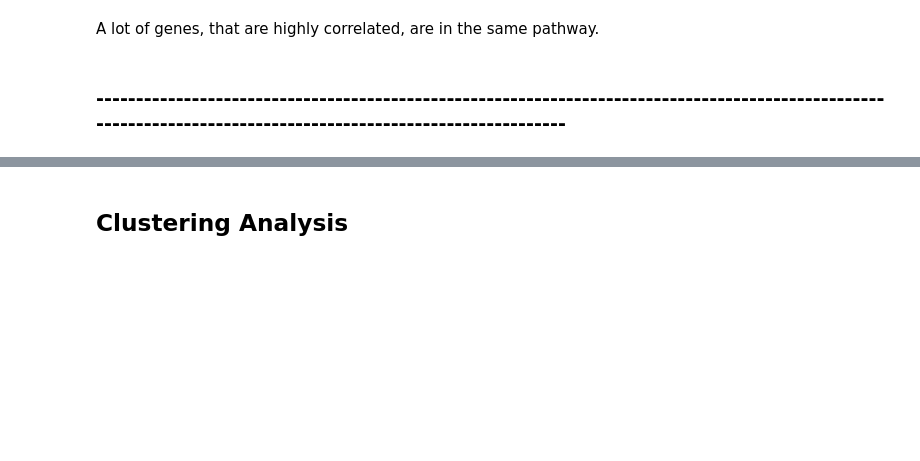
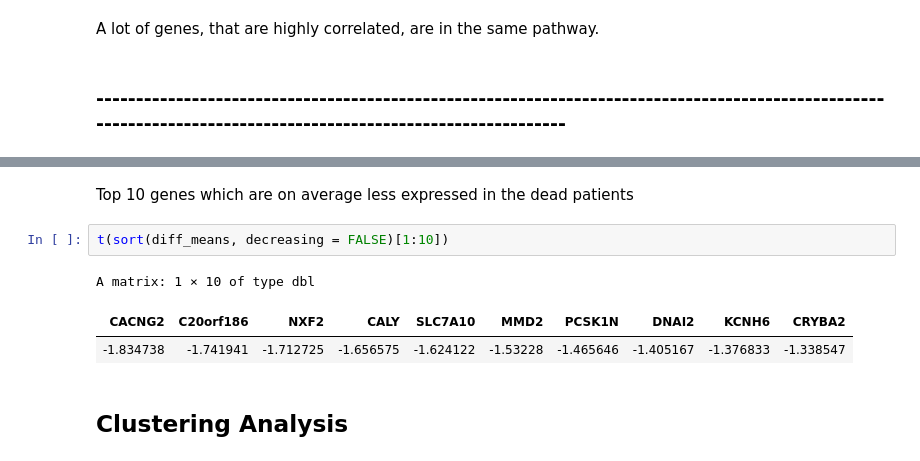
Before and after one commit to markmartorilopez/BigDataAnalytics_R, a Jupyter notebook: BigDataAnalytics_Project2021.ipynb, the cells around one changed output, grey strips where cells are left out. Saved outputs shown, nothing was run; the diff lists cells and outputs as text; blank space fills up the shorter version.

```diff
--- a/BigDataAnalytics_Project2021.ipynb
+++ b/BigDataAnalytics_Project2021.ipynb
@@ -626,3 +656,11 @@ A lot of genes, that are highly correlated, are in the same pathway.
+# %% [markdown]
+Top 10 genes which are on average less expressed in the dead patients
+# %%
+t(sort(diff_means, decreasing = FALSE)[1:10])
+# %% [output]
+A matrix: 1 × 10 of type dbl
+| CACNG2 | C20orf186 | NXF2 | CALY | SLC7A10 | MMD2 | PCSK1N | DNAI2 | KCNH6 | CRYBA2 |
+| -1.834738 | -1.741941 | -1.712725 | -1.656575 | -1.624122 | -1.53228 | -1.465646 | -1.405167 | -1.376833 | -1.338547 |
 # %% [markdown]
 ## Clustering Analysis
 # %%
```
Also changed, not shown: parts of 9 cells of this notebook.
